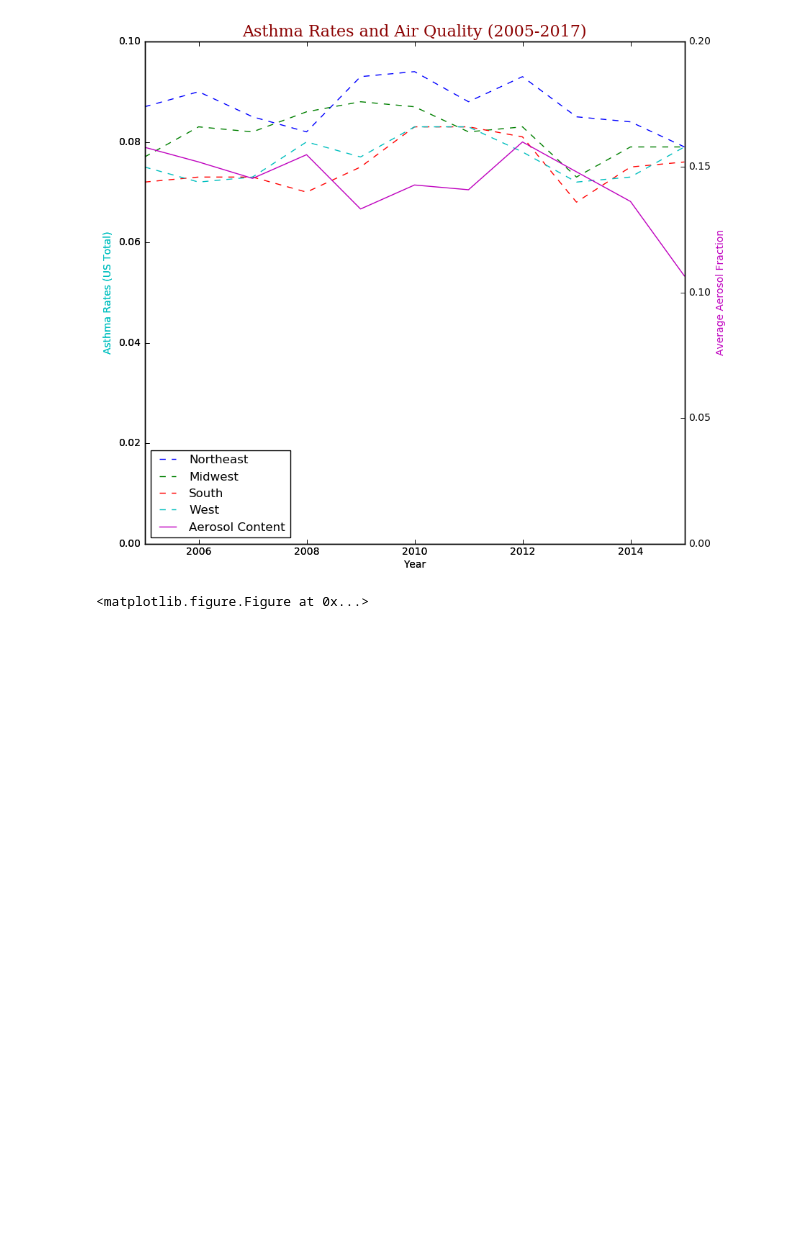
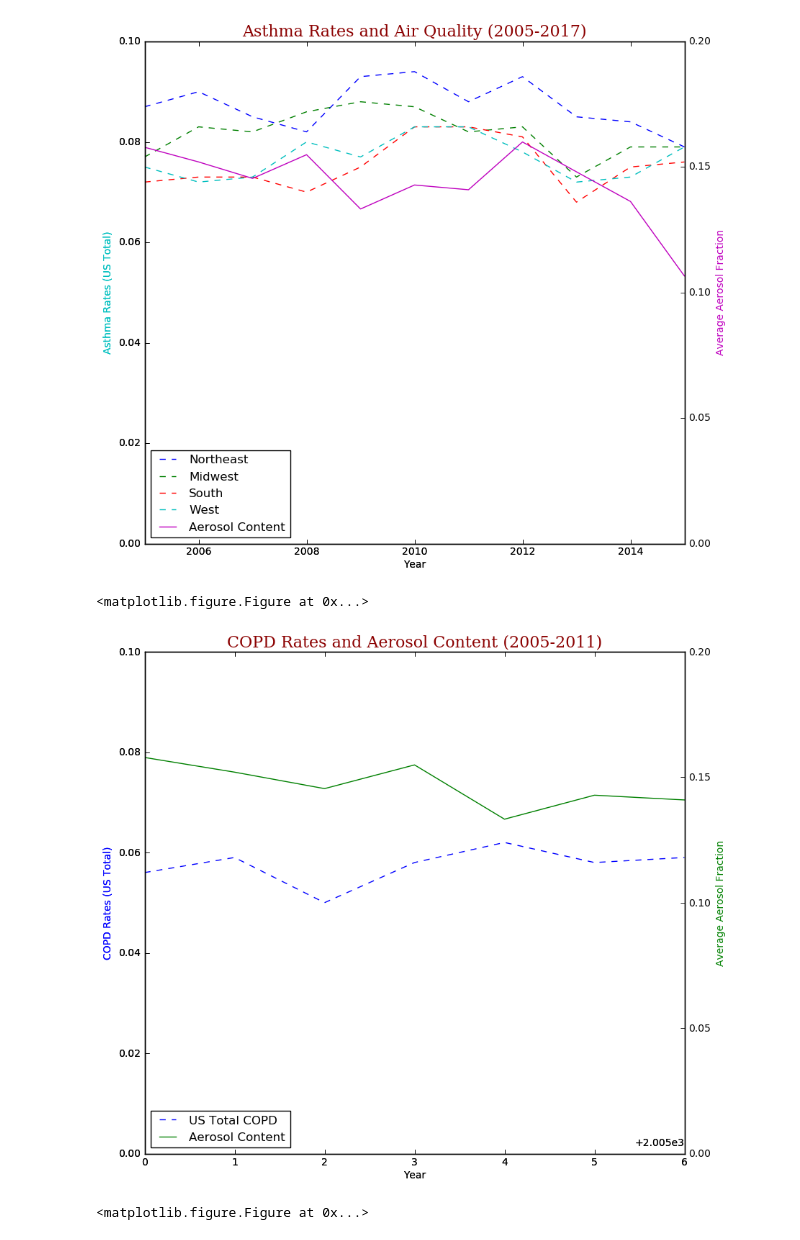
Before and after one commit to SummerAppSpace/PlanetHome, a Jupyter notebook: Data Plot.ipynb, the cells around one changed output. Cells and saved outputs as stored; diff of their text form; code cells hidden in the pictures; blank space fills up the shorter version.

Commit message:
more plots

```diff
--- a/Data Plot.ipynb
+++ b/Data Plot.ipynb
@@ -47,3 +47,50 @@ plt.show()
 # %% [output]
 [figure]
 <matplotlib.figure.Figure at 0x...>
+# %%
+from mpl_toolkits.axes_grid1 import host_subplot
+import mpl_toolkits.axisartist as AA
+import matplotlib.pyplot as plt
+
+host = host_subplot(111, axes_class=AA.Axes)
+plt.subplots_adjust(right=0.75)
+
+font = {'family': 'serif',
+        'color':  'darkred',
+        'weight': 'normal',
+        'size': 16,
+        }
+
+par1 = host.twinx()
+# par2 = host.twinx()
+
+# offset = 60
+# new_fixed_axis = par2.get_grid_helper().new_fixed_axis
+# par2.axis["right"] = new_fixed_axis(loc="right", axes=par2,
+#                                         offset=(offset, 0))
+
+# par2.axis["right"].toggle(all=True)
+
+host.set_xlim(2005, 2011)
+host.set_ylim(0, .1)
+
+host.set_xlabel("Year")
+host.set_ylabel("COPD Rates (US Total)")
+par1.set_ylabel("Average Aerosol Fraction")
+
+p1, = host.plot([2005, 2006, 2007, 2008, 2009, 2010, 2011], [.056, .059, .05, .058, .062, .058, .059], label="US Total COPD",linestyle='dashed')
+
+p2, = par1.plot([2005, 2006, 2007, 2008, 2009, 2010, 2011], [0.1578671115164649, 0.15201806422778805, 0.14545704938820161,0.1549062099680654,0.133278246792898,0.14283394266322635,0.1409409924411912,], label="Aerosol Content",)
+
+par1.set_ylim(0, .2)
+host.legend(loc=3)
+
+host.axis["left"].label.set_color(p1.get_color())
+par1.axis["right"].label.set_color(p2.get_color())
+plt.title("COPD Rates and Aerosol Content (2005-2011)",fontdict=font)
+plt.figure(figsize=(11,9))
+plt.draw()
+plt.show()
+# %% [output]
+[figure, added]
+<matplotlib.figure.Figure at 0x...>
```
Also changed, not shown: parts of 1 cell of this notebook.
